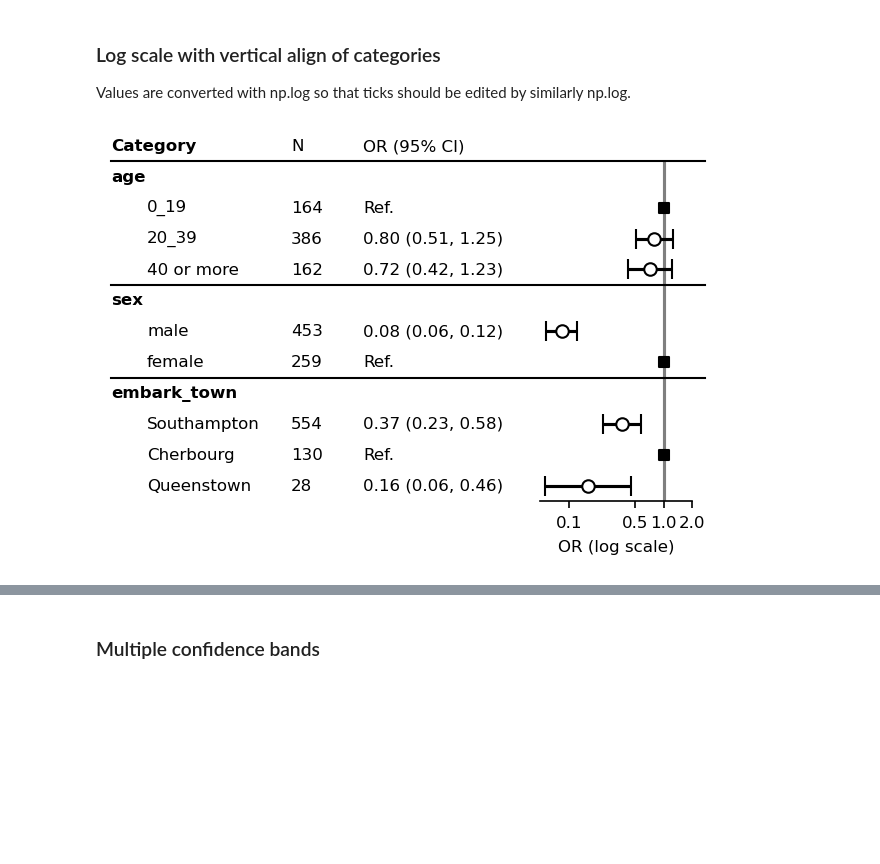
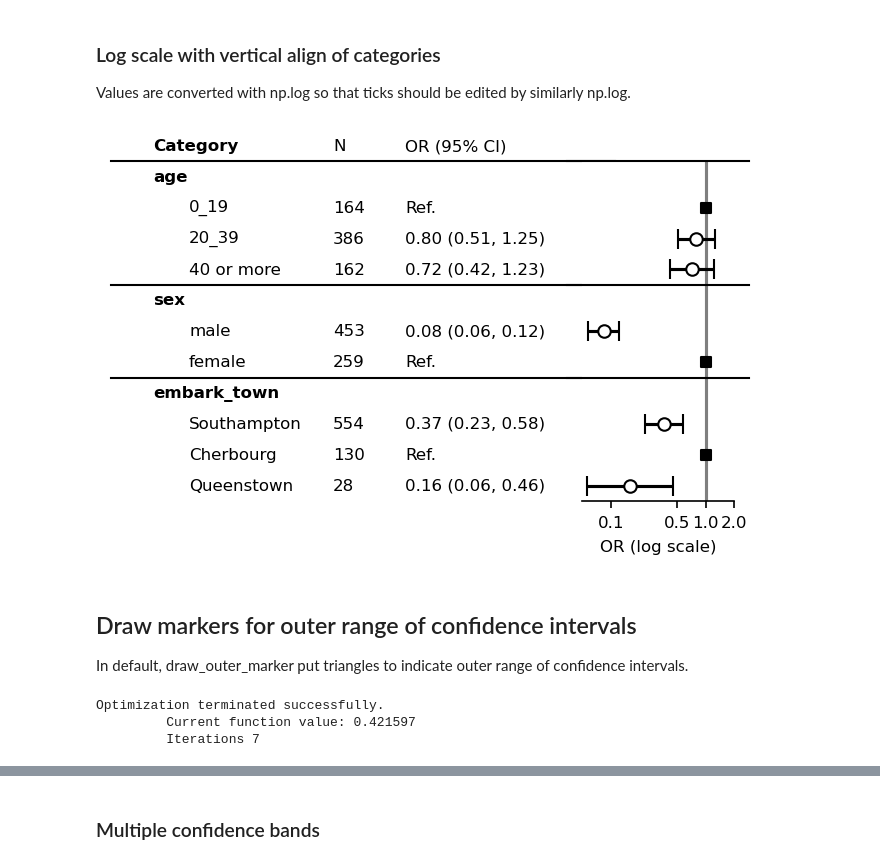
Before and after one commit to toshiakiasakura/myforestplot, a Jupyter notebook: docs_src/notebooks/2_gallery.ipynb, the cells around one changed output, grey strips where cells are left out. Drawn from its saved outputs; the diff is of its cells as text; code cells hidden in the pictures; blank space fills up the shorter version.

Commit message:
Multiple axis #15, and draw_outer_marker #14 are implemented.

```diff
--- a/docs_src/notebooks/2_gallery.ipynb
+++ b/docs_src/notebooks/2_gallery.ipynb
@@ -169,26 +169,61 @@ fp.horizontal_variable_separators(scale=0.05)
 Values are converted with np.log so that ticks should be edited by similarly np.log.
 # %%
 plt.rcParams["font.size"] = 8
-fp = mfp.BaseForestPlot(ratio=(8,3), dpi=150, figsize=(5,3), df=df,
-                        vertical_align=True)
+fp = mfp.SimpleForestPlot(ratio=(8,3), dpi=150, figsize=(5,3), df=df,
+                          vertical_align=True)
 fp.errorbar(errorbar_kwds=None, log_scale=True)
 
 xticklabels = [0.1, 0.5, 1.0, 2.0]
 fp.ax2.set_xlim(np.log([0.05, 1.5]))
 fp.ax2.set_xticks(np.log(xticklabels))
 fp.ax2.set_xticklabels(xticklabels)
 fp.ax2.set_xlabel("OR (log scale)")
 fp.ax2.axvline(x=0, ymin=0, ymax=1.0, color="black", alpha=0.5)
 
 fp.ax1.set_xlim([0.3, 1])
 fp.embed_cate_strings("category", 0.3, header="Category",
                       text_kwds=dict(fontweight="bold"),
                       header_kwds=dict(fontweight="bold")
                       )
 fp.embed_strings("item", 0.36, header="", replace={"age":""})
 fp.embed_strings("nobs", 0.60, header="N")
 fp.embed_strings("risk_pretty", 0.72, header="OR (95% CI)")
 fp.horizontal_variable_separators()
 plt.show()
 # %% [output]
-[figure, old version]
+[figure, new version]
+# %% [markdown]
+## Draw markers for outer range of confidence intervals
+In default, draw_outer_marker put triangles to indicate outer range of confidence intervals.
+# %%
+# Sample data preparation
+data = (pd.read_csv("titanic.csv")
+      [["survived", "pclass", "sex", "age", "embark_town", "class"]]
+      .dropna()
+      )
+
+ser = data["age"]
+data["age"] = (ser
+             .mask(ser >= 40, "40 or more")
+             .mask(ser < 40, "20_39")
+             .mask(ser <20, "0_19")
+             )
+# Fit logistic regression
+data1 = data[data["class"] == "First"]
+res1 = smf.logit("survived ~ sex + age + embark_town", data=data1).fit()
+order = ["age", "sex", "embark_town"]
+cont_cols = []
+item_order = {"embark_town": ['Southampton', 'Cherbourg', 'Queenstown'],
+              "age": ["0_19", "20_39", "40 or more"]
+              }
+
+df = mfp.statsmodels_pretty_result_dataframe(data1, res1,
+                                             order=order,
+                                             cont_cols=cont_cols,
+                                             item_order=item_order,
+                                             fml=".3f",
+                                             )
+# %% [output]
+Optimization terminated successfully.
+         Current function value: 0.421597
+         Iterations 7
```
Also changed, not shown: parts of 7 cells of this notebook, 3 other files.
